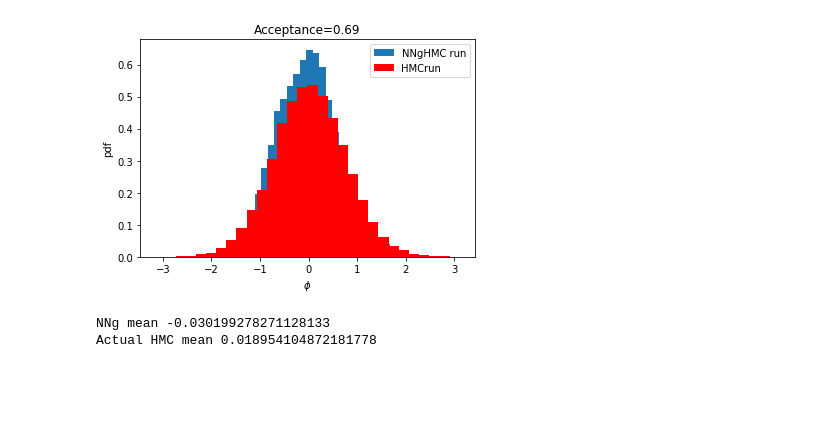
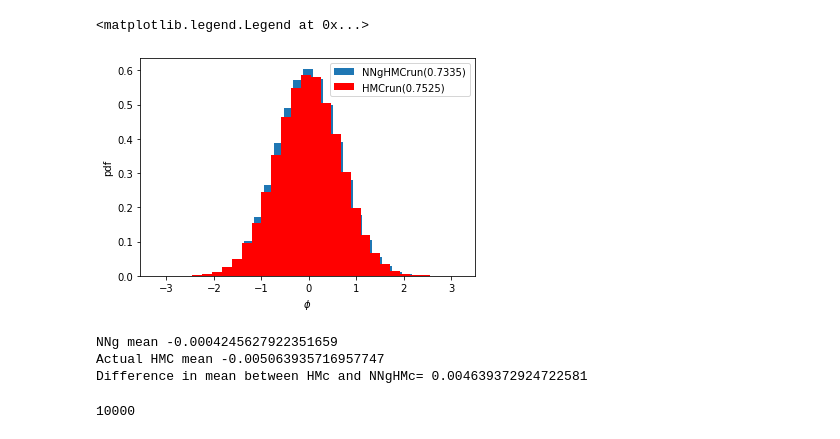
Before and after one commit to chelseajohn/NNgHMC, a Jupyter notebook: 2siteHubbardNNgHMC.ipynb, the cells around one changed output. Drawn from its saved outputs; the diff is of its cells as text; code cells hidden in the pictures; blank space fills up the shorter version.

```diff
--- a/2siteHubbardNNgHMC.ipynb
+++ b/2siteHubbardNNgHMC.ipynb
@@ -278,11 +441,6 @@ plt.legend(loc='best')
 # %%
-# Generate training data
-num_samples = 1000
-training_data = np.zeros((num_samples,Nt*Nx))
-gradient = np.zeros((num_samples,Nt*Nx))
+trial_data = np.zeros((num_samples,Nt*Nx))
 for i in range(num_samples):
-    training_data[i,:] = np.random.normal(0,usqrt,Nt*Nx)
-    gradient[i,:] = gradS(training_data[i,:],U*delta,Nt)
+    trial_data[i,:] = np.random.normal(0,usqrt,Nt*Nx)
 
-# print(training_data.shape)
-# print(gradient.shape)
+trial_scaled = preprocessing.StandardScaler().fit(trial_data)
@@ -302,19 +446,0 @@ X_train, X_test, y_train, y_test = train_test_split(training_data, gradient, tes
-# %%
-# Train the NN to approximate gradient
-%reload_ext autoreload
-
-#%autoreload 2
-from models import exper, build
-
-epoch = 2500
-batch = 34
-model = exper(32, [64,64,64,64] , 32)
-#model = build(32,[64],[32])
-
-r = model.fit(training_data,gradient,epochs=epoch, batch_size=batch,verbose=0)
-
-#r = model.fit(X_train, y_train,validation_data=(X_test,y_test),epochs=epoch, batch_size=batch,verbose=0)
-
-
-loss, accuracy = model.evaluate(X_test, y_test)
-print('Accuracy: %.2f'% (accuracy*100), 'Loss: %.2f' % (loss))
@@ -368,8 +448,8 @@ axx.legend()
 from surrogate import NeuralGrad
 
 #Using the NN inside HMC to sample points
-grad_hat = NeuralGrad(model,scaled_data)
-NNg ,NNg_prob,g_NN,pp_NN = HMC(surrogate = grad_hat)
+grad_hat = NeuralGrad(model,trial_scaled)
+NNg ,NNg_prob,g_NN,pp_NN = HMC(surrogate = grad_hat, training = False)
 
 print("act_prob=",act_prob.mean())
 print("NNg_prob=",NNg_prob.mean())
@@ -387,21 +467,28 @@ print(c[0].shape,k[0].shape)
 # %%
 import scipy.stats as stats
 flattend = np.array(NNg).flatten()
 x = np.linspace(-3, 3, 100)
-plt.title("Acceptance={}".format(NNg_prob.mean()))
-plt.hist(flattend, density=True, bins=30,label='NNgHMC run')
-plt.hist(np.array(actual).flatten(), density=True, bins=30,label='HMCrun',color='r')
+#plt.title("Acceptance={}".format(NNg_prob.mean()))
+plt.hist(flattend, density=True, bins=30,label='NNgHMCrun({})'.format(NNg_prob.mean()))
+plt.hist(np.array(actual).flatten(), density=True, bins=30,label='HMCrun({})'.format(act_prob.mean()),color='r')
 #plt.plot(x, stats.norm.pdf(x, 0, usqrt),label=r'$\mathcal{N}(0,\sqrt{U\delta})$')
 plt.ylabel('pdf')
 plt.xlabel(r'$\phi$')
 plt.legend(loc='best')
-plt.savefig("acceptance_{}.pdf".format(NNg_prob.mean()))
+#plt.savefig("acceptance_{}.pdf".format(NNg_prob.mean()))
 # %% [output]
+<matplotlib.legend.Legend at 0x...>
-[figure, old version]
+[figure, new version]
 # %%
 print("NNg mean",flattend.mean())
 print("Actual HMC mean",np.array(actual).flatten().mean())
+print("Difference in mean between HMc and NNgHMc=",np.abs(np.array(actual).flatten().mean()-flattend.mean()))
 # %% [output]
-NNg mean -0.030199278271128133
-Actual HMC mean 0.018954104872181778
+NNg mean -0.0004245627922351659
+Actual HMC mean -0.005063935716957747
+Difference in mean between HMc and NNgHMc= 0.004639372924722581
+# %%
+len(NNg)
+# %% [output]
+10000
 # %%
```
Also changed, not shown: parts of 36 cells of this notebook, 1 other file.
